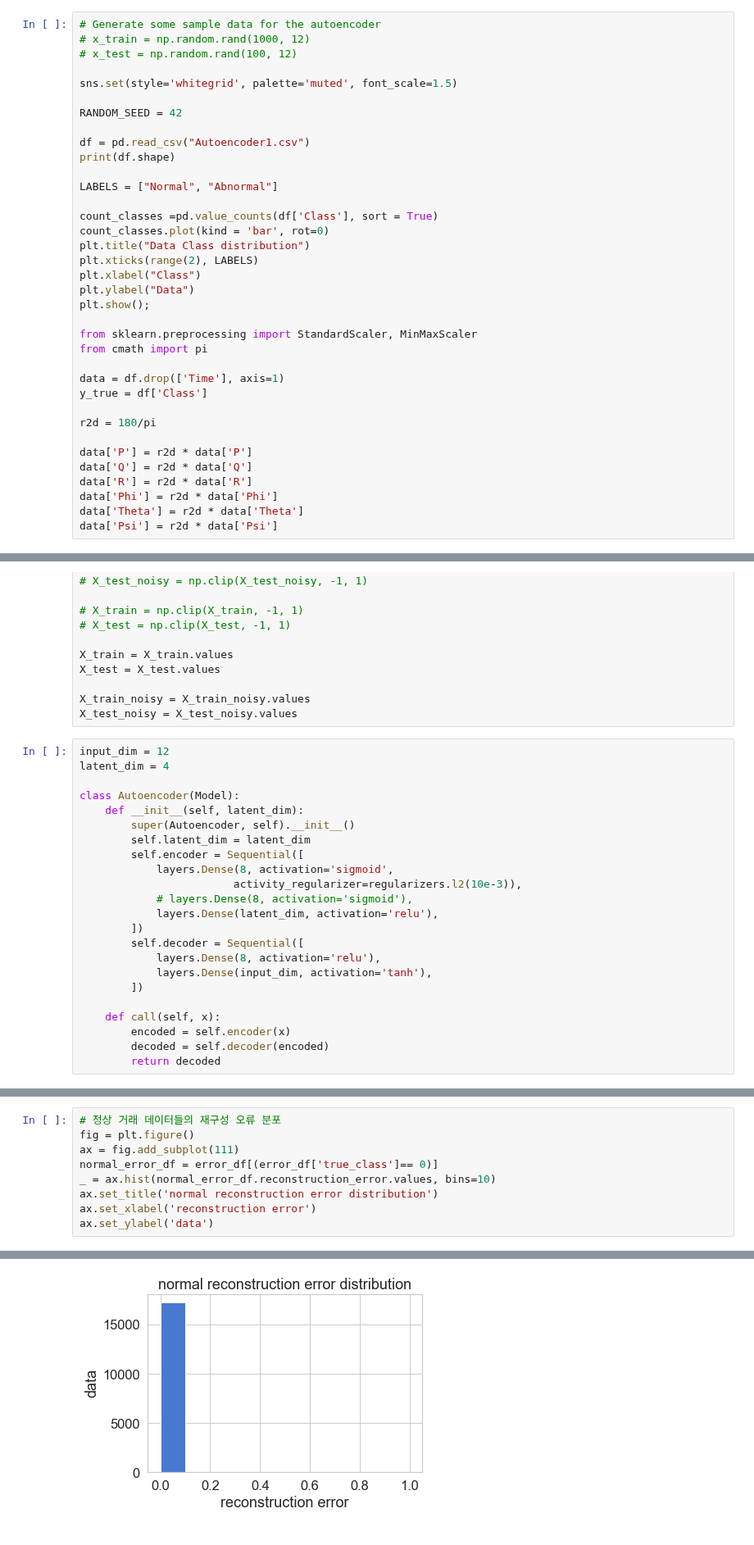
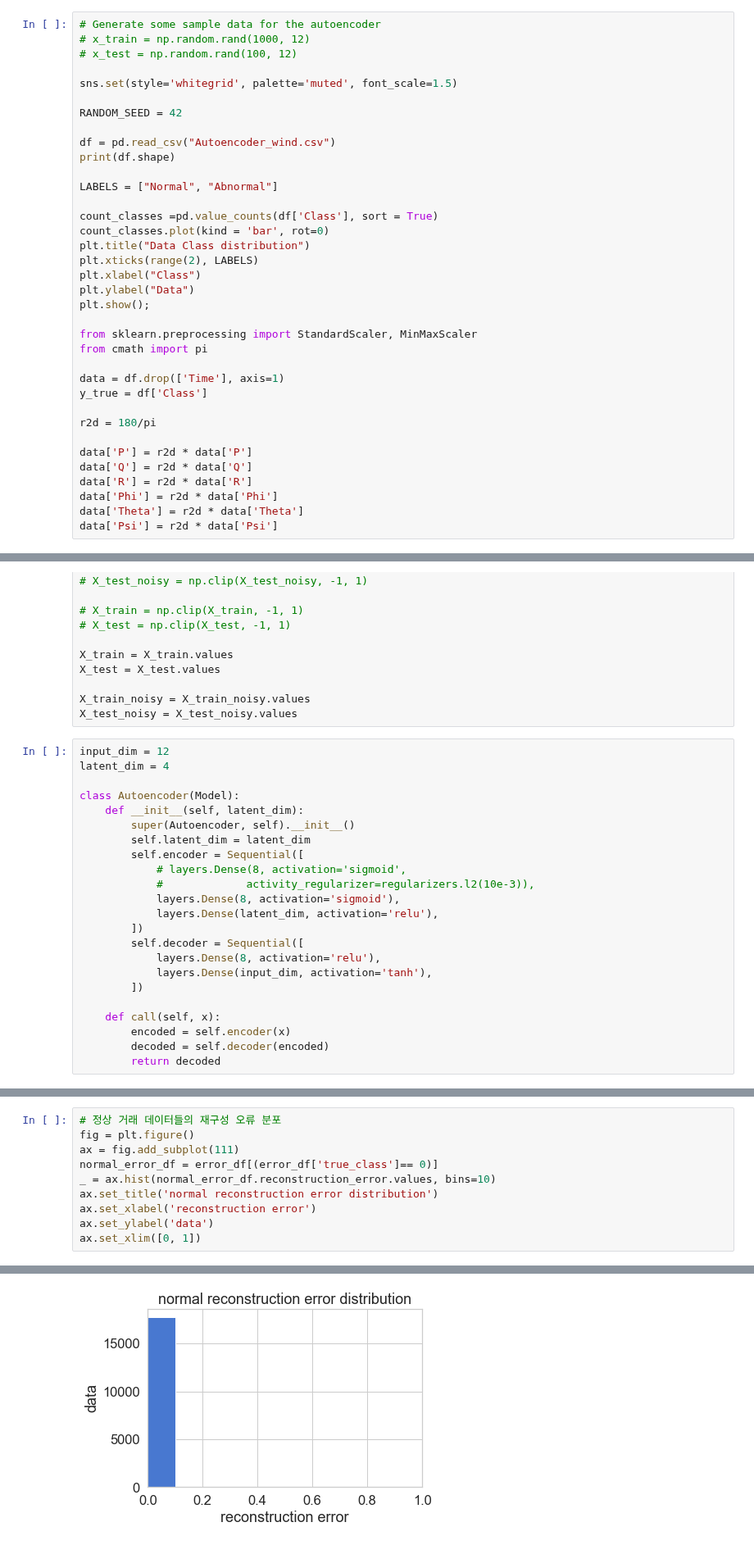
Before and after one commit to 98uranus/Autoencoder, a Jupyter notebook: DAE.ipynb, the cells around one changed output, grey strips where cells are left out. Shown at 82% size. Cells and saved outputs as stored; diff of their text form.

```diff
--- a/DAE.ipynb
+++ b/DAE.ipynb
@@ -23,7 +23,7 @@ sns.set(style='whitegrid', palette='muted', font_scale=1.5)
 
 RANDOM_SEED = 42
 
-df = pd.read_csv("Autoencoder1.csv")
+df = pd.read_csv("Autoencoder_wind.csv")
 print(df.shape)
 
 LABELS = ["Normal", "Abnormal"]
@@ -107,9 +107,9 @@ class Autoencoder(Model):
         super(Autoencoder, self).__init__()
         self.latent_dim = latent_dim
         self.encoder = Sequential([
-            layers.Dense(8, activation='sigmoid',
-                        activity_regularizer=regularizers.l2(10e-3)),
-            # layers.Dense(8, activation='sigmoid'),
+            # layers.Dense(8, activation='sigmoid',
+            #             activity_regularizer=regularizers.l2(10e-3)),
+            layers.Dense(8, activation='sigmoid'),
             layers.Dense(latent_dim, activation='relu'),
         ])
         self.decoder = Sequential([
@@ -225,4 +225,5 @@ _ = ax.hist(normal_error_df.reconstruction_error.values, bins=10)
 ax.set_title('normal reconstruction error distribution')
 ax.set_xlabel('reconstruction error')
 ax.set_ylabel('data')
+ax.set_xlim([0, 1])
 # %% [output]
@@ -230,4 +231,4 @@ Text(0, 0.5, 'data')
-[figure, old version]
+[figure, new version]
 # %%
 # 이상 거래 데이터들의 재구성 오류 분포
 fig = plt.figure()
```
Also changed, not shown: parts of 7 cells of this notebook, 13 other files.
